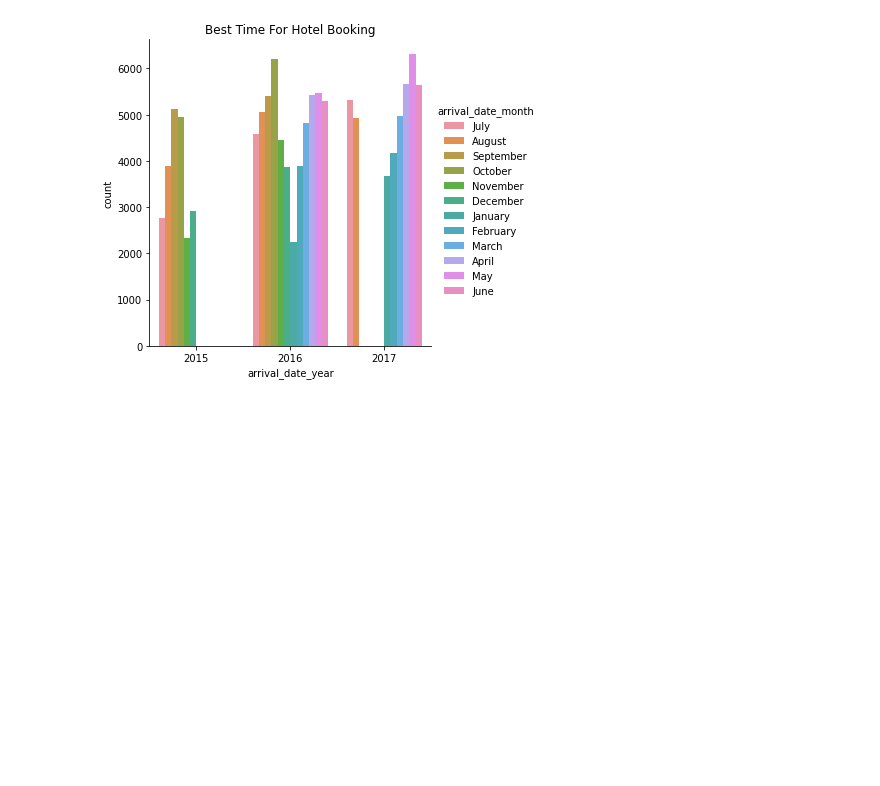
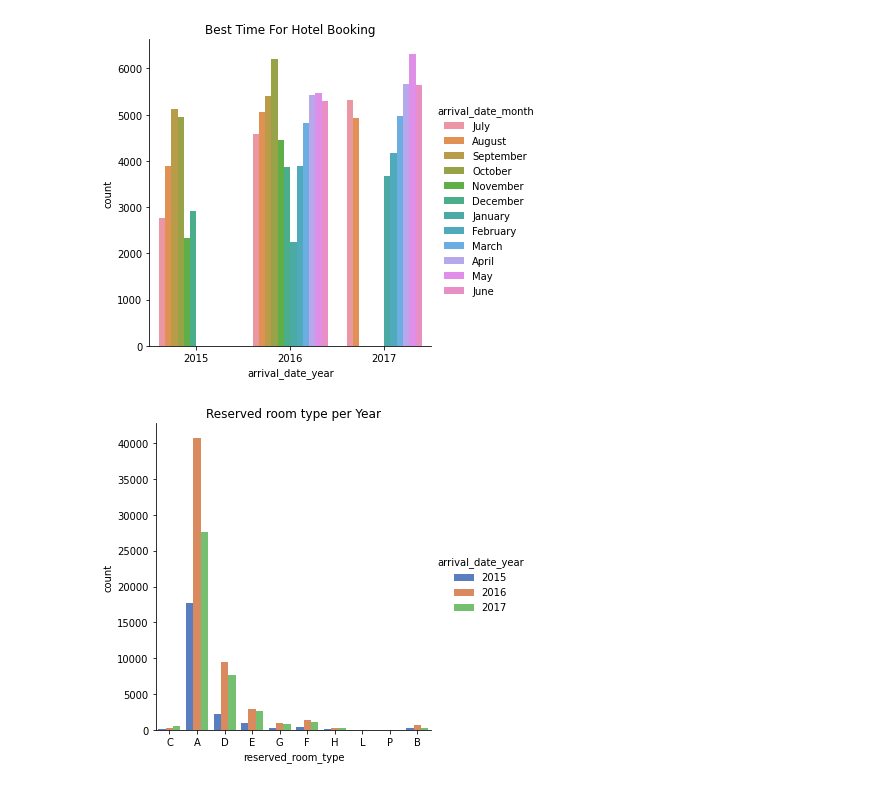
Before and after one commit to PrabhatManna/Hotel-Data-analysis, a Jupyter notebook: Prabhat_Hotel_Booking_Analysis_Capstone_Project.ipynb, the cells around one changed output. Cells and saved outputs as stored; diff of their text form; code cells hidden in the pictures; blank space fills up the shorter version.

```diff
--- a/Prabhat_Hotel_Booking_Analysis_Capstone_Project.ipynb
+++ b/Prabhat_Hotel_Booking_Analysis_Capstone_Project.ipynb
@@ -271,3 +271,10 @@ plt.title(title)
 plt.ioff()
 # %% [output]
 [figure]
+# %%
+title = 'Reserved room type per Year'
+sns.catplot(x='reserved_room_type', kind="count", hue="arrival_date_year", data=data);
+plt.title(title)
+plt.ioff()
+# %% [output]
+[figure, added]
```
Also changed, not shown: parts of 1 cell of this notebook.
